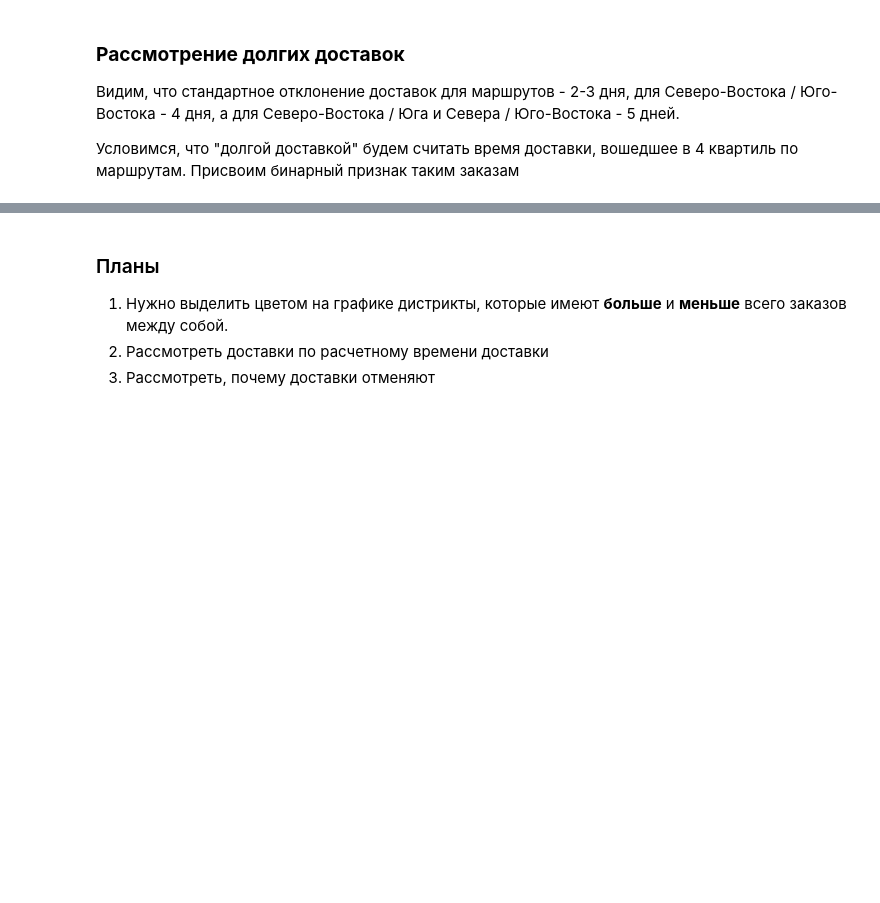
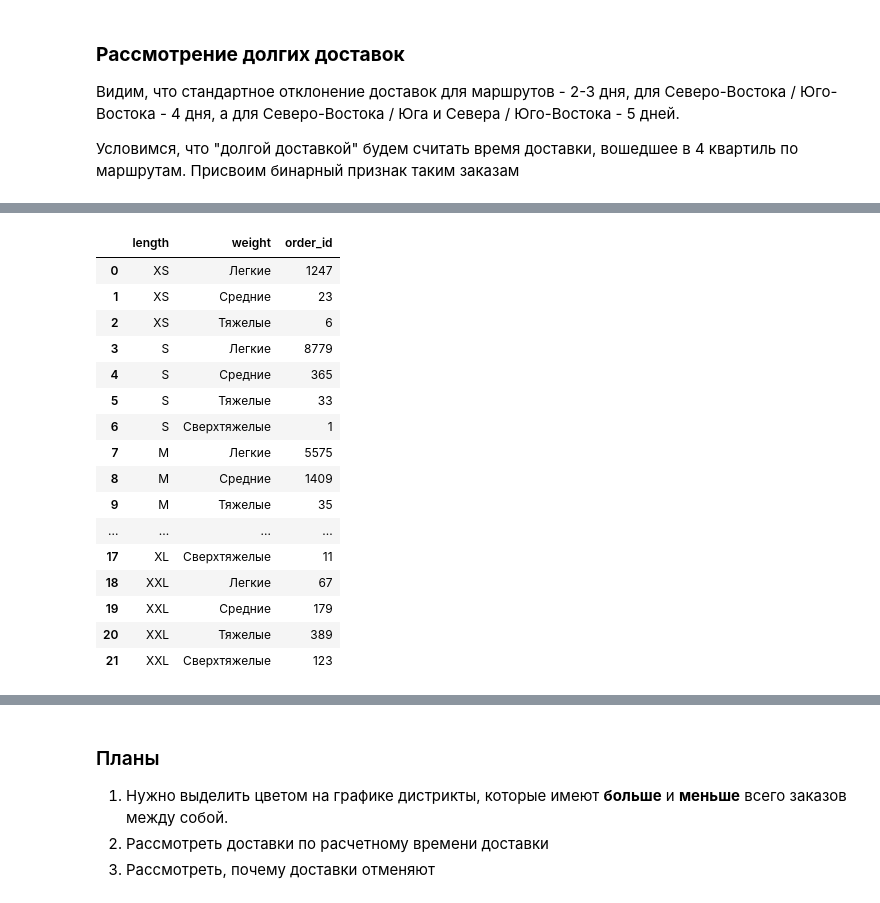
Before and after one commit to trineevkirill/brazillian_ecom, a Jupyter notebook: brazillian ecomm.ipynb, the cells around one changed output, grey strips where cells are left out. Cells and saved outputs as stored; diff of their text form; code cells hidden in the pictures; blank space fills up the shorter version.

```diff
--- a/brazillian ecomm.ipynb
+++ b/brazillian ecomm.ipynb
@@ -686,0 +740,21 @@ long_delivery_df.head()
+# %%
+long_delivery_df_grouped = long_delivery_df.groupby(['length', 'weight'])['order_id'].nunique()
+long_delivery_df_grouped.reset_index()
+# %% [output]
+|  | length | weight | order_id |
+| 0 | XS | Легкие | 1247 |
+| 1 | XS | Средние | 23 |
+| 2 | XS | Тяжелые | 6 |
+| 3 | S | Легкие | 8779 |
+| 4 | S | Средние | 365 |
+| 5 | S | Тяжелые | 33 |
+| 6 | S | Сверхтяжелые | 1 |
+| 7 | M | Легкие | 5575 |
+| 8 | M | Средние | 1409 |
+| 9 | M | Тяжелые | 35 |
+| ... | ... | ... | ... |
+| 17 | XL | Сверхтяжелые | 11 |
+| 18 | XXL | Легкие | 67 |
+| 19 | XXL | Средние | 179 |
+| 20 | XXL | Тяжелые | 389 |
+| 21 | XXL | Сверхтяжелые | 123 |
```
Also changed, not shown: parts of 9 cells of this notebook.
